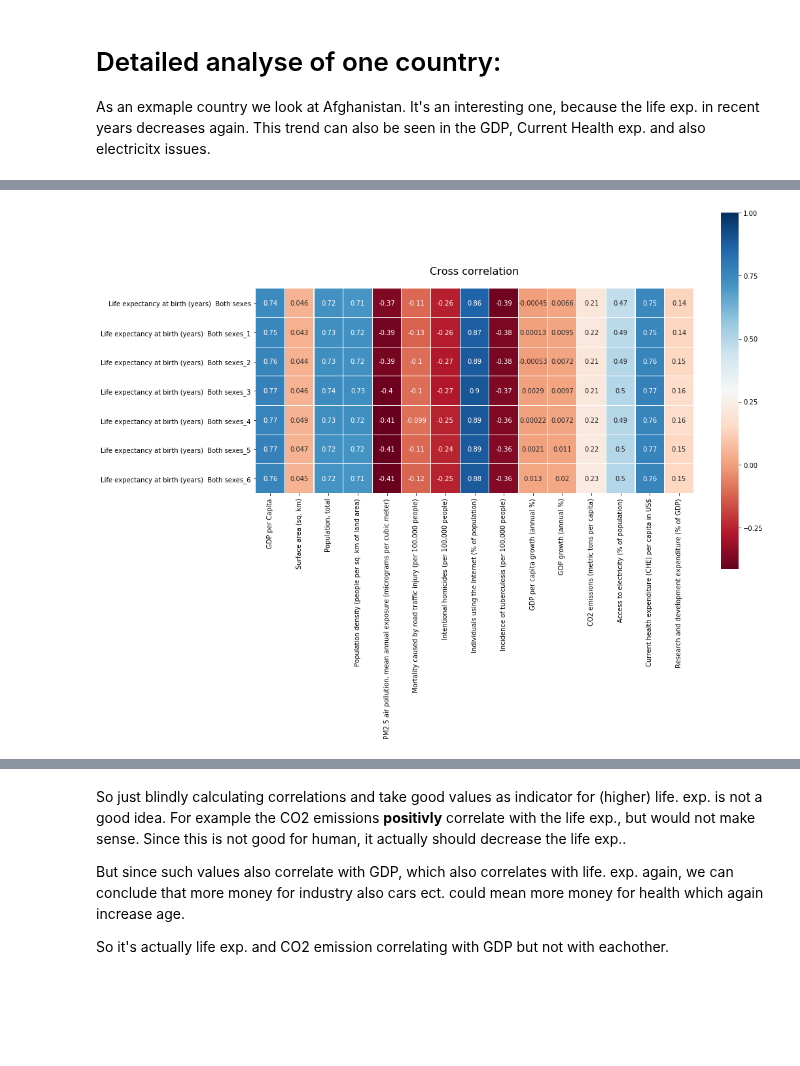
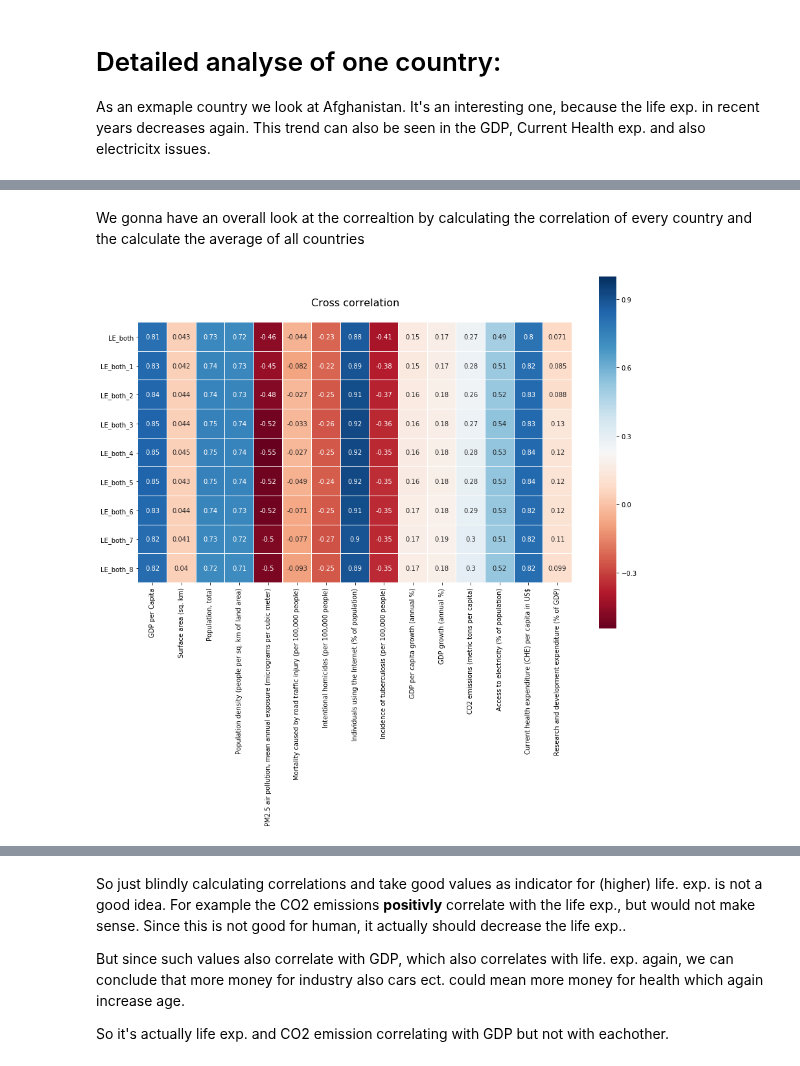
Before and after one commit to patrickFuerst/human_life_exp, a Jupyter notebook: Data Analysis(Patrick).ipynb, the cells around one changed output, grey strips where cells are left out. Drawn from its saved outputs; the diff is of its cells as text; code cells hidden in the pictures; blank space fills up the shorter version.

```diff
--- a/Data Analysis(Patrick).ipynb
+++ b/Data Analysis(Patrick).ipynb
@@ -162,19 +158,27 @@ Let's calculate for every country the correlations and retrive an overall summar
+# %% [markdown]
+We gonna have an overall look at the correaltion by calculating the correlation of every country and the calculate the average of all countries
 # %%
 
 #initialise a df for every single feature with it's lagged life exp.
 #column_names = df_data.filter(regex='^(?!Life exp).*$',axis=1).columns.tolist()
-df_accum_corr = None
-count = 0
-for index, country in df_data_country:
-    df_corr = calculate_cross_correlation(country)
-    df_corr.fillna(0, inplace=True)
-    count += 1
-    if  df_accum_corr is None:
-        df_accum_corr = df_corr
-    else:
-        df_accum_corr += df_corr
 
-df_accum_corr = df_accum_corr/count
-display_cross_correlation(df_accum_corr)
+def calculate_overall_correlation(df_data):
+    df_data_country = df_data.groupby('Country')
+    df_accum_corr = None
+    count = 0
+    for index, country in df_data_country:
+        df_corr = calculate_cross_correlation(country)
+        df_corr.fillna(0, inplace=True) #if we still have NaNs just replace them with zero to at least get a value
+        count += 1
+        if  df_accum_corr is None:
+            df_accum_corr = df_corr
+        else:
+            df_accum_corr += df_corr
+
+    df_accum_corr = df_accum_corr/count
+    return df_accum_corr
-# %% [output]
-[figure, removed]
+# %%
+df_corr_overall = calculate_overall_correlation(df_data)
+display_cross_correlation(df_corr_overall)
+# %% [output]
+[figure, added]
```
Also changed, not shown: parts of 12 cells of this notebook.
